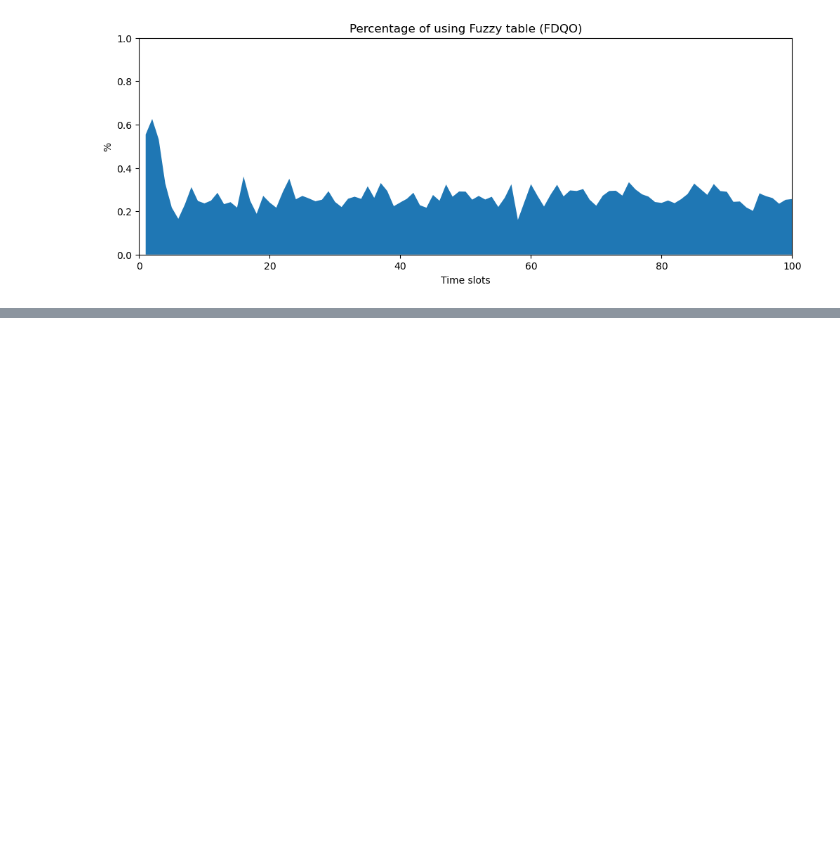
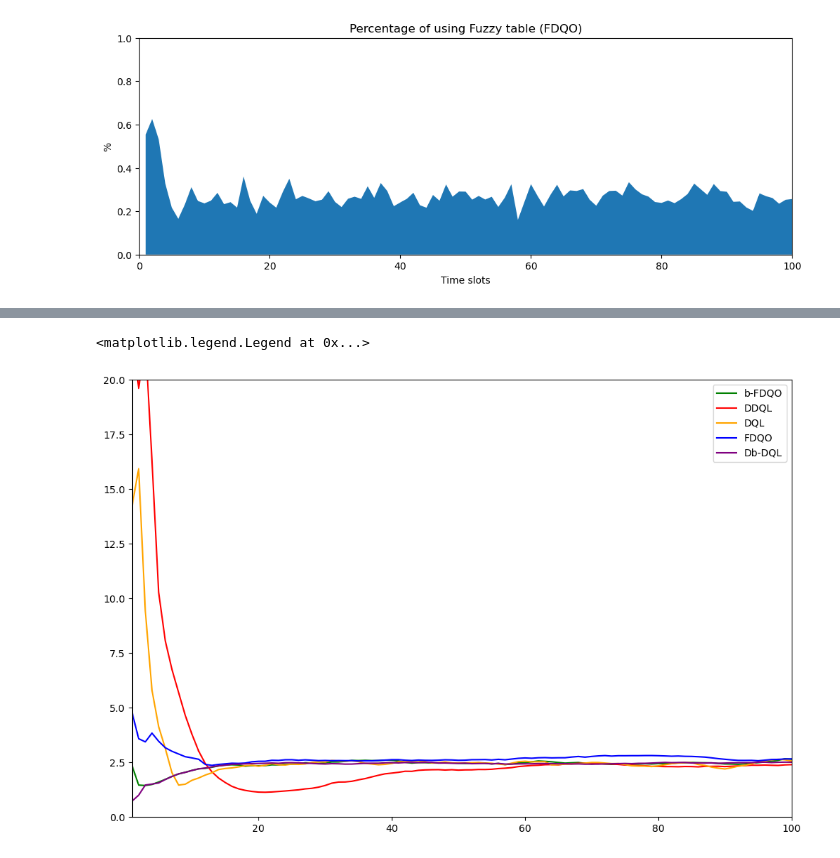
Before and after one commit to Tahuubinh/Offloading_to_Vehicles, a Jupyter notebook: Mec_ver4-main/code/csvFilesNorm/Plot_norm.ipynb, the cells around one changed output, grey strips where cells are left out. Drawn from its saved outputs; the diff is of its cells as text; code cells hidden in the pictures; blank space fills up the shorter version.

```diff
--- a/Mec_ver4-main/code/csvFilesNorm/Plot_norm.ipynb
+++ b/Mec_ver4-main/code/csvFilesNorm/Plot_norm.ipynb
@@ -859,0 +784,26 @@ plt.show()
+# %%
+import numpy as np
+import matplotlib.pyplot as plt
+plt.style.use('default')
+import pandas as pd
+
+plt.rcParams['figure.figsize'] = [12, 8]
+plt.rcParams['figure.dpi'] = 100 # 200 e.g. is really fine, but slower
+
+data1 = pd.read_csv("FDQO_5phut_M900_1000_baseline_0.5_dyn_e0.1_k0.3_que3k_b0.5_c0.9.csv").values[:100, 3]
+data2 = pd.read_csv("DDQL_5phut_M900_1000_mem25.csv").values[:100, 3]
+data3 = pd.read_csv("DQL_5phut_M900_1000_1_.csv").values[:100, 3]
+data5 = pd.read_csv("FDQO_5phut_M900_1000_0.9_exlre0.0.csv").values[:100, 3]
+data7 = pd.read_csv("BDQL_5phut_M900_1000_dyn_e0.1_k0.3_que10k_b0.5.csv").values[:100, 3]
+number = [i + 1 for i in range(data4.shape[0])]
+plt.plot(number, data1, color="green", label = "b-FDQO")
+plt.plot(number, data2, color="red", label = "DDQL")
+plt.plot(number, data3, color="orange", label = "DQL")
+plt.plot(number, data5, color="blue", label = "FDQO")
+plt.plot(number, data7, color="purple", label = "Db-DQL")
+plt.axis([1, 100, 0, 20])
+plt.legend()
+#plt.savefig("../../Pictures/MAE.pdf")
+# %% [output]
+<matplotlib.legend.Legend at 0x...>
+[figure, added]
```
Also changed, not shown: parts of 2 cells of this notebook, 2 other files.
